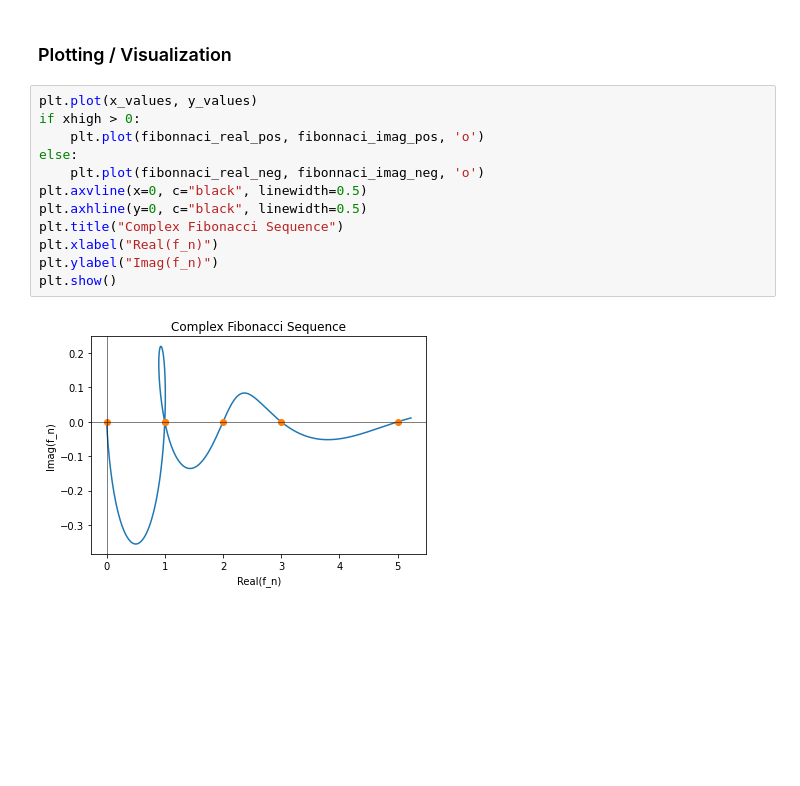
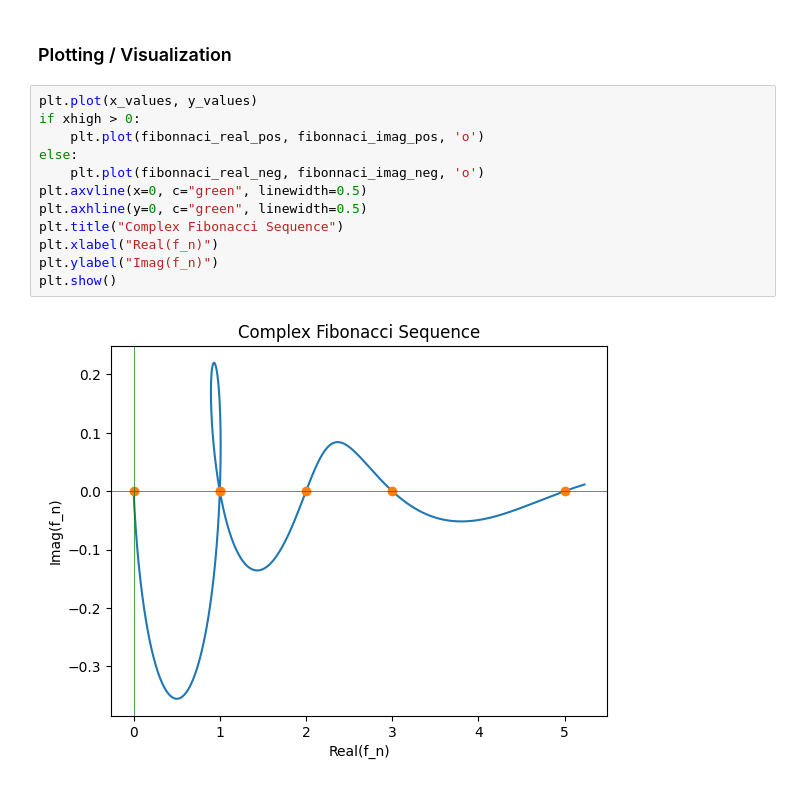
Before and after one commit to brash99/cpsc250, a Jupyter notebook: Week4_Examples/fibonacci.ipynb, the cells around one changed output. Drawn from its saved outputs; the diff is of its cells as text; blank space fills up the shorter version.

```diff
--- a/Week4_Examples/fibonacci.ipynb
+++ b/Week4_Examples/fibonacci.ipynb
@@ -53,14 +53,14 @@ for i in range(npts):
 # %%
 plt.plot(x_values, y_values)
 if xhigh > 0:
     plt.plot(fibonnaci_real_pos, fibonnaci_imag_pos, 'o')
 else:
     plt.plot(fibonnaci_real_neg, fibonnaci_imag_neg, 'o')
-plt.axvline(x=0, c="black", linewidth=0.5)
-plt.axhline(y=0, c="black", linewidth=0.5)
+plt.axvline(x=0, c="green", linewidth=0.5)
+plt.axhline(y=0, c="green", linewidth=0.5)
 plt.title("Complex Fibonacci Sequence")
 plt.xlabel("Real(f_n)")
 plt.ylabel("Imag(f_n)")
 plt.show()
 # %% [output]
-[figure, old version]
+[figure, new version]
```
Also changed, not shown: 5 other files.
